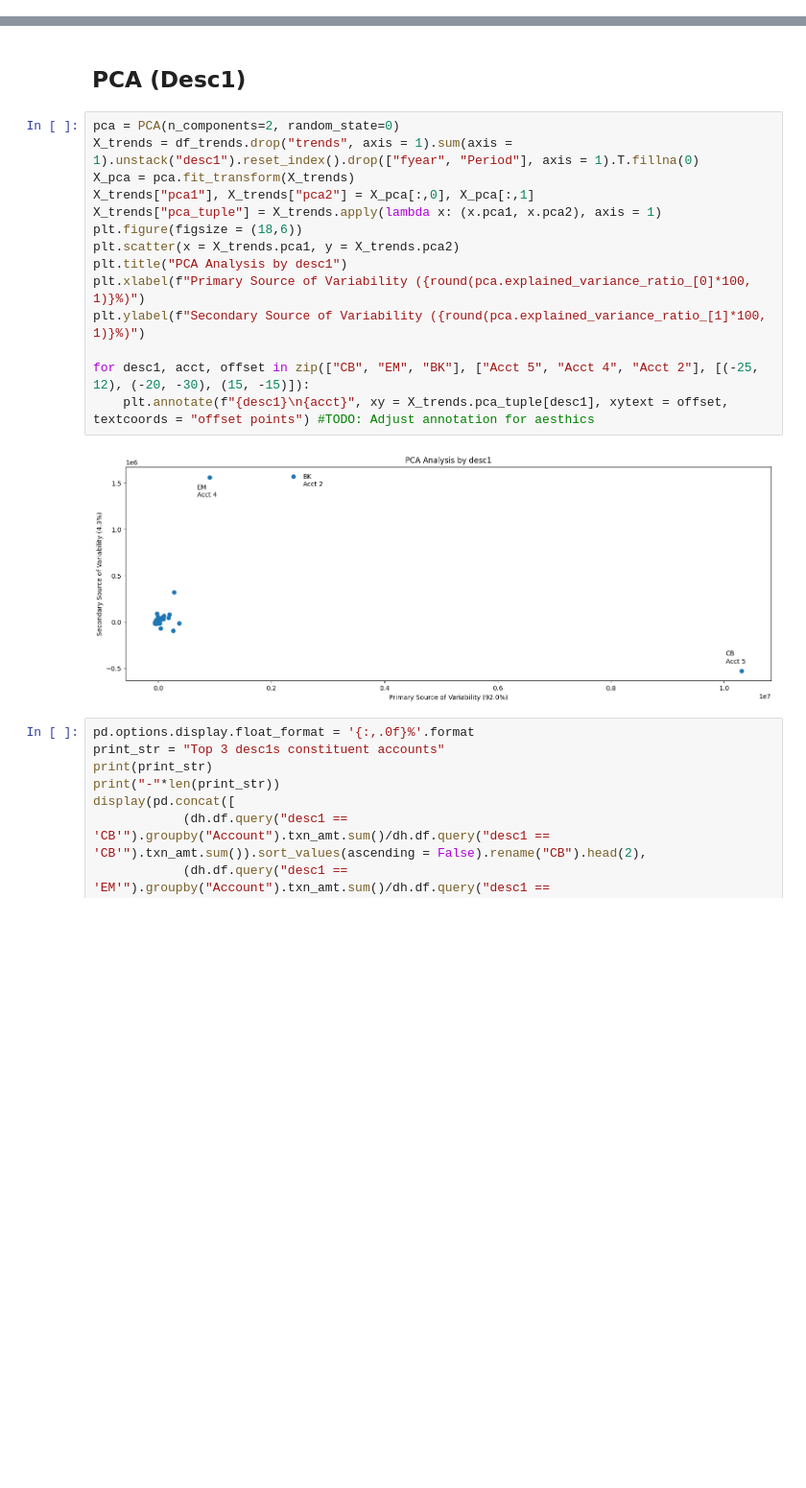
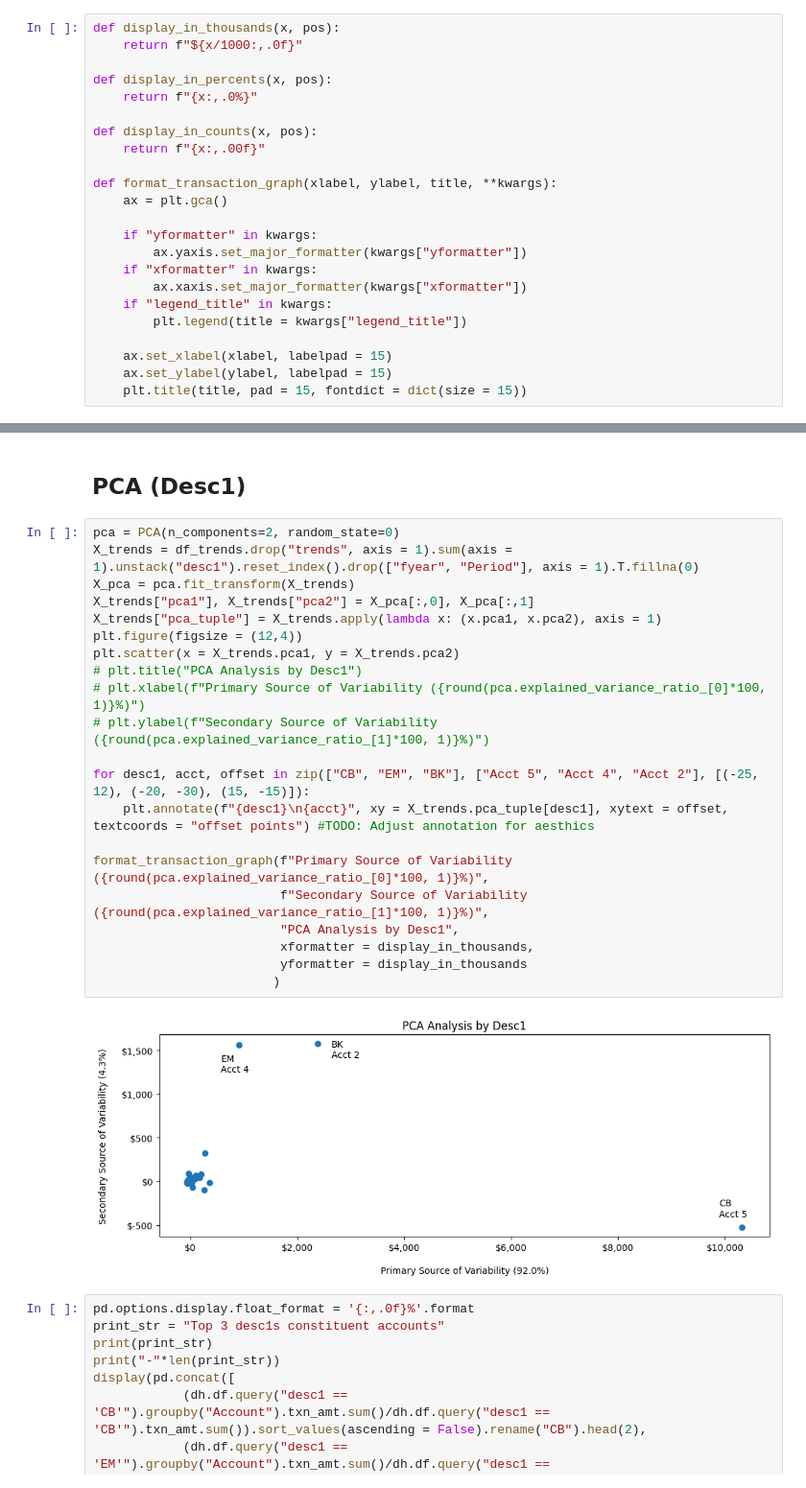
Before and after one commit to lelandjmurrin/Acquisition_Due_Dilligence_Capstone_Project, a Jupyter notebook: GeneralLedgerTxns_EDA.ipynb, the cells around one changed output, grey strips where cells are left out. Shown at 96% size. Cells and saved outputs as stored; diff of their text form; blank space fills up the shorter version.

Commit message:
Fixing up visualizations for final presentations

```diff
--- a/GeneralLedgerTxns_EDA.ipynb
+++ b/GeneralLedgerTxns_EDA.ipynb
@@ -414,6 +414,29 @@ def write_or_append_to_excel(df, filename, sheetname, title):
 # %%
 def find_important_features (model):
    return pd.DataFrame(np.array([model.feature_names_in_, model.feature_importances_]).T, columns = ["Name", "Importance"]).sort_values(by = "Importance", ascending = False)
+# %%
+def display_in_thousands(x, pos):
+    return f"${x/1000:,.0f}"
+
+def display_in_percents(x, pos):
+    return f"{x:,.0%}"
+
+def display_in_counts(x, pos):
+    return f"{x:,.00f}"
+
+def format_transaction_graph(xlabel, ylabel, title, **kwargs):
+    ax = plt.gca()
+
+    if "yformatter" in kwargs:
+        ax.yaxis.set_major_formatter(kwargs["yformatter"])
+    if "xformatter" in kwargs:
+        ax.xaxis.set_major_formatter(kwargs["xformatter"])
+    if "legend_title" in kwargs:
+        plt.legend(title = kwargs["legend_title"])
+
+    ax.set_xlabel(xlabel, labelpad = 15)
+    ax.set_ylabel(ylabel, labelpad = 15)
+    plt.title(title, pad = 15, fontdict = dict(size = 15))
 # %% [markdown]
 # <strong> Global Variables </strong>
 # %%
@@ -449,19 +472,26 @@ df_trends
 # %%
 pca = PCA(n_components=2, random_state=0)
 X_trends = df_trends.drop("trends", axis = 1).sum(axis = 1).unstack("desc1").reset_index().drop(["fyear", "Period"], axis = 1).T.fillna(0)
 X_pca = pca.fit_transform(X_trends)
 X_trends["pca1"], X_trends["pca2"] = X_pca[:,0], X_pca[:,1]
 X_trends["pca_tuple"] = X_trends.apply(lambda x: (x.pca1, x.pca2), axis = 1)
-plt.figure(figsize = (18,6))
+plt.figure(figsize = (12,4))
 plt.scatter(x = X_trends.pca1, y = X_trends.pca2)
-plt.title("PCA Analysis by desc1")
-plt.xlabel(f"Primary Source of Variability ({round(pca.explained_variance_ratio_[0]*100, 1)}%)")
-plt.ylabel(f"Secondary Source of Variability ({round(pca.explained_variance_ratio_[1]*100, 1)}%)")
+# plt.title("PCA Analysis by Desc1")
+# plt.xlabel(f"Primary Source of Variability ({round(pca.explained_variance_ratio_[0]*100, 1)}%)")
+# plt.ylabel(f"Secondary Source of Variability ({round(pca.explained_variance_ratio_[1]*100, 1)}%)")
 
 for desc1, acct, offset in zip(["CB", "EM", "BK"], ["Acct 5", "Acct 4", "Acct 2"], [(-25, 12), (-20, -30), (15, -15)]):
     plt.annotate(f"{desc1}\n{acct}", xy = X_trends.pca_tuple[desc1], xytext = offset, textcoords = "offset points") #TODO: Adjust annotation for aesthics
+
+format_transaction_graph(f"Primary Source of Variability ({round(pca.explained_variance_ratio_[0]*100, 1)}%)",
+                         f"Secondary Source of Variability ({round(pca.explained_variance_ratio_[1]*100, 1)}%)",
+                         "PCA Analysis by Desc1",
+                         xformatter = display_in_thousands,
+                         yformatter = display_in_thousands
+                        )
 # %% [output]
-[figure, old version]
+[figure, new version]
 # %%
 pd.options.display.float_format = '{:,.0f}%'.format
 print_str = "Top 3 desc1s constituent accounts"
```
Also changed, not shown: parts of 15 cells of this notebook, 3 other files.
